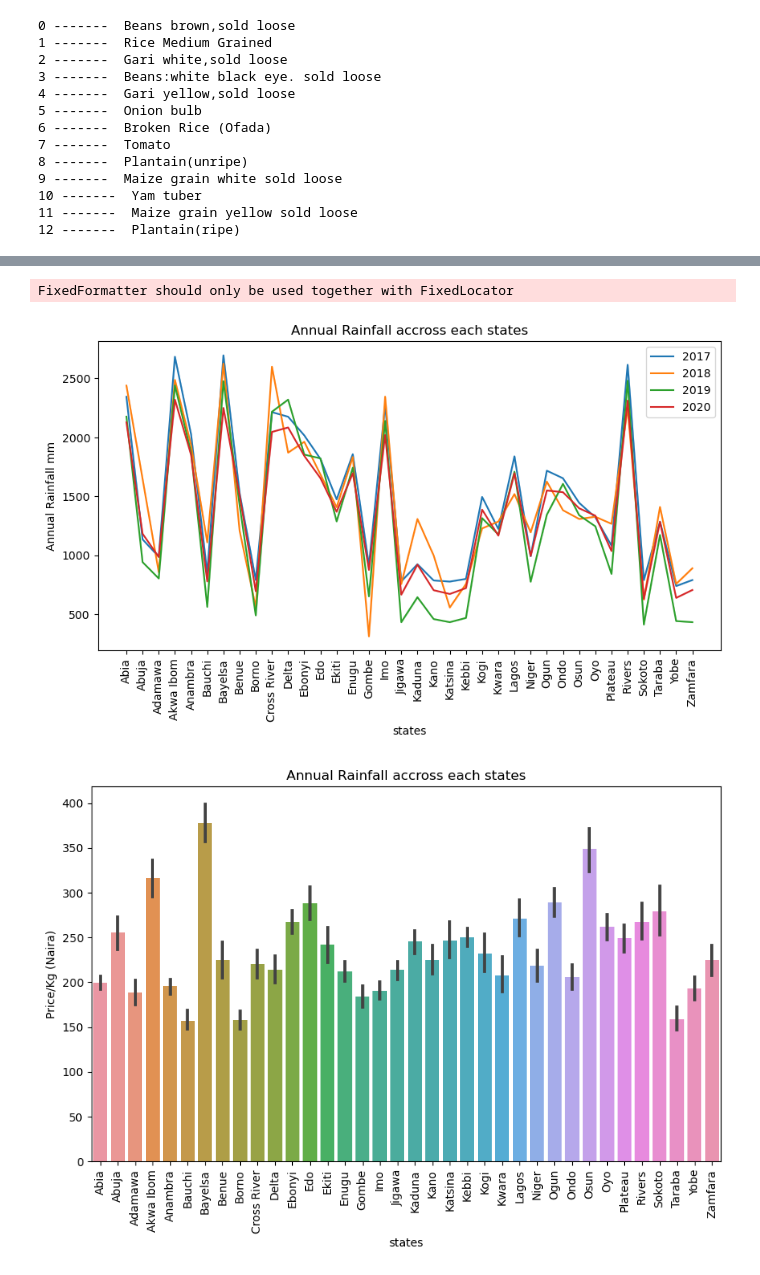
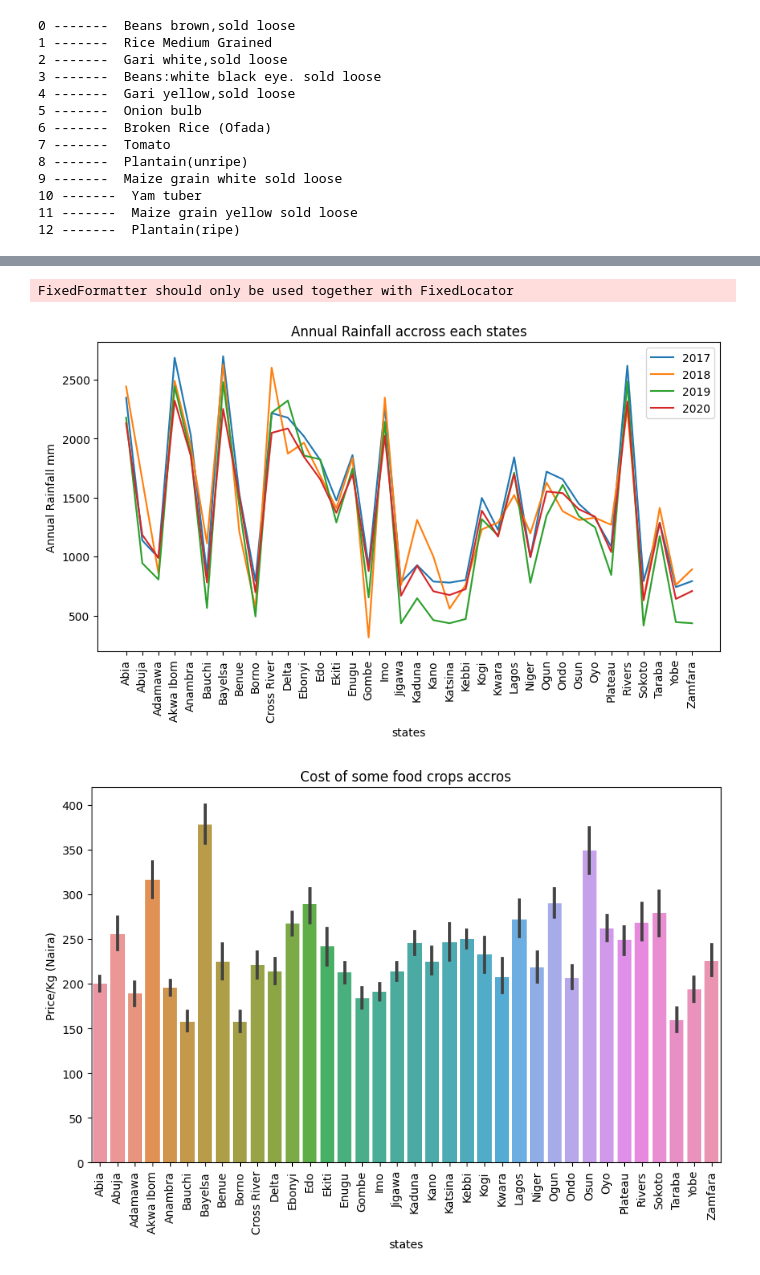
Before and after one commit to OhuneneIbrahim/Agricultural-food-price-prediction, a Jupyter notebook: ML_for_Agriculture.ipynb, the cells around one changed output, grey strips where cells are left out. Drawn from its saved outputs; the diff is of its cells as text; code cells hidden in the pictures.

```diff
--- a/ML_for_Agriculture.ipynb
+++ b/ML_for_Agriculture.ipynb
@@ -416,6 +430,8 @@ def map_month(month_num):
 price_df['Month Name'] = price_df['Month'].apply(lambda x: map_month(x))
 # %%
 price_df['Year'] = price_df.Year.astype(str)
+# %%
+price_df = price_df.drop( columns = 'inflation_rate(food_item monthly avg.).1')
 # %%
 #Checking the final shape of the dataset
 price_df.shape
@@ -508,7 +523,7 @@ price_df_20201= price_df_2020.sort_values(by = ["Annual Rainfall mm"])
 #price_df_20181
 # %%
 
-plt.figure(figsize=(10, 5))
+plt.figure(figsize=(10, 5))#
 ax1 = sns.lineplot(data=price_df_2017, x='states', y='Annual Rainfall mm', label='2017')
 ax2 = sns.lineplot(data=price_df_2018, x='states', y='Annual Rainfall mm', label='2018')
 ax3 = sns.lineplot(data=price_df_2019, x='states', y='Annual Rainfall mm', label='2019')
@@ -519,37 +534,34 @@ ax1.set_xticklabels(ax.get_xticklabels(), rotation=90)
 plt.show()
 # %% [output]
 FixedFormatter should only be used together with FixedLocator
-[figure, old version]
+[figure, new version]
 # %%
-
-
 price_df_rice= price_df[price_df["crops"]=="Yam tuber"]
 plt.figure(figsize=(10, 6))
-axe= sns.barplot(data=price_df_rice, x='states', y='Price/Kg (Naira)')
+ax = sns.barplot(data=price_df_rice, x='states', y='Price/Kg (Naira)')#
 
 # Set title
 plt.title('Cost of some food crops accros')
-axe.set_xticklabels(ax.get_xticklabels(), rotation=90)
-
+ax.set_xticklabels(ax.get_xticklabels(), rotation=90)#
 
 
 
 
 #price_df_rice= price_df[price_df["crops"]=="Rice Medium Grained"]
 #plt.figure(figsize=(8, 6))
 
 
 #sns.scatterplot(data=price_df_rice, x='states', y='Price/Kg (Naira)')
 
 
 
 
 # Set axis labels and title
 #plt.xlabel('Price/Kg (Naira)')
 #plt.ylabel('inflation_rate(all_item annual)')
 #plt.title('Scatter Plot Example')
 
 # Show the plot
 plt.show()
 # %% [output]
-[figure, old version]
+[figure, new version]
```
Also changed, not shown: parts of 17 cells of this notebook.
